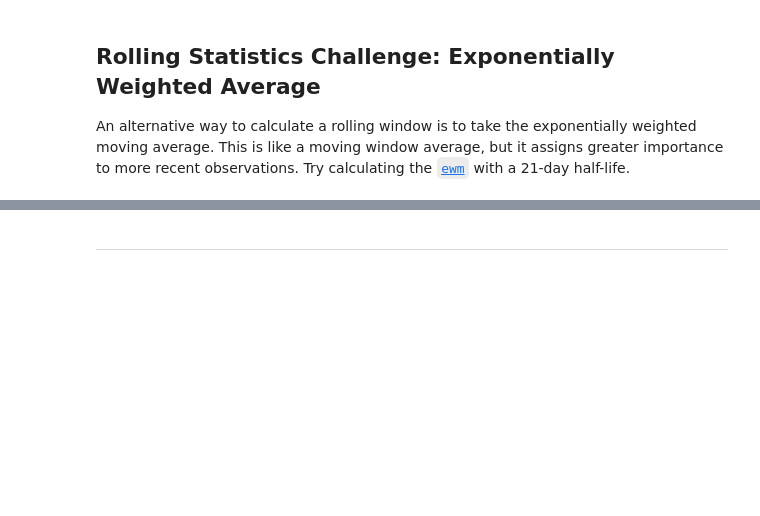
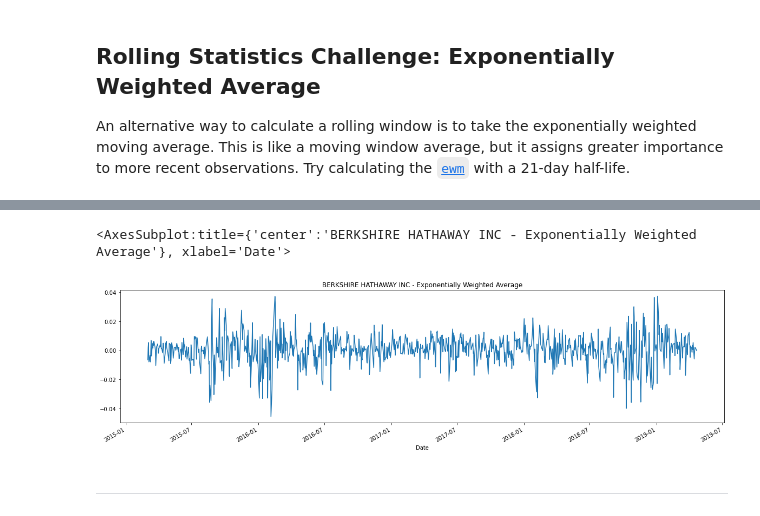
Before and after one commit to alveraboquet/fintech.homework, a Jupyter notebook: unit_4_whale_analysis/whale_analysis.ipynb, the cells around one changed output, grey strips where cells are left out. Drawn from its saved outputs; the diff is of its cells as text; code cells hidden in the pictures; blank space fills up the shorter version.

```diff
--- a/unit_4_whale_analysis/whale_analysis.ipynb
+++ b/unit_4_whale_analysis/whale_analysis.ipynb
@@ -331,3 +342,13 @@ An alternative way to calculate a rolling window is to take the exponentially we
+# %%
+# Use `ewm` to calculate the rolling window
+span = 21
+exp_weighted_mov_avg = combined_daily_returns['BERKSHIRE HATHAWAY INC'].ewm(span=None, adjust=True, com=0.4).mean()
+exp_weighted_mov_avg.plot(title='BERKSHIRE HATHAWAY INC - Exponentially Weighted Average', figsize=(20,5), fontsize=10)
+# todo - need to limit timeframe, this should be smoothing the data, not helpful as is
+# I believe current problem is: not able to set span, likely due to times - needs more investigation, currently getting errors
+# %% [output]
+<AxesSubplot:title={'center':'BERKSHIRE HATHAWAY INC - Exponentially Weighted Average'}, xlabel='Date'>
+[figure, added]
 # %% [markdown]
 ---
 # %% [markdown]
```
Also changed, not shown: parts of 6 cells of this notebook, 1 other file.
